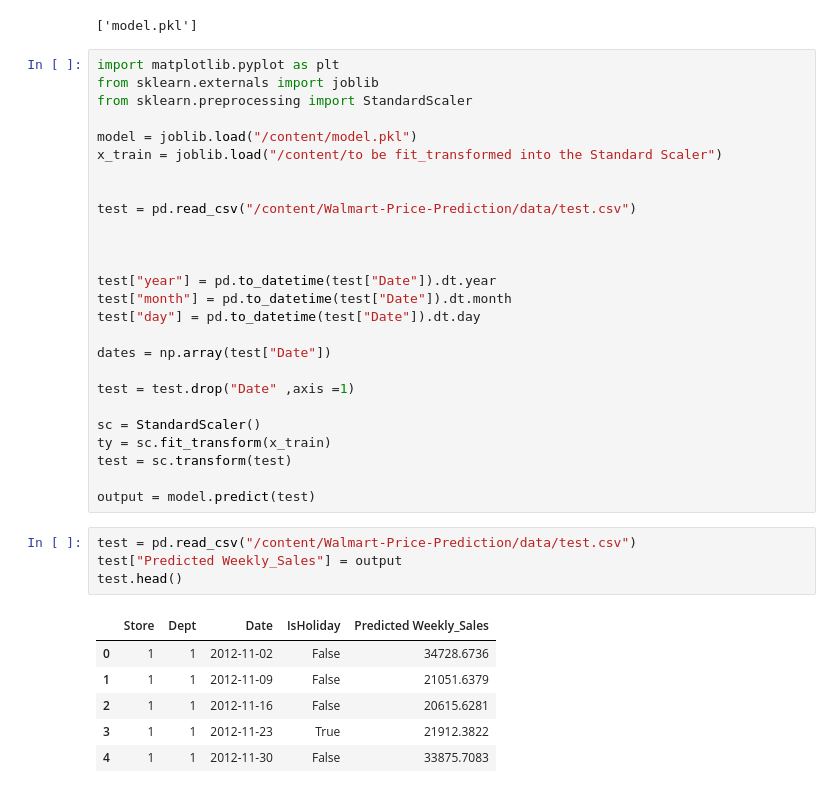
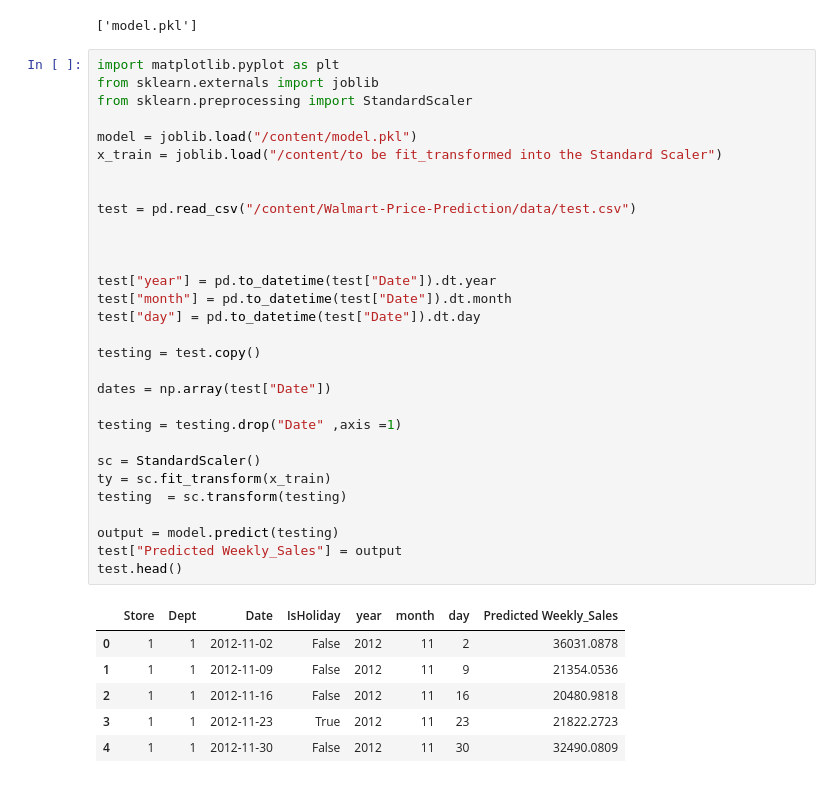
Before and after one commit to Rounak-Das-02/Walmart-Price-Prediction, a Jupyter notebook: Walmart Price Prediction.ipynb, the cells around one changed output. Cells and saved outputs as stored; diff of their text form.

```diff
--- a/Walmart Price Prediction.ipynb
+++ b/Walmart Price Prediction.ipynb
@@ -83,40 +84,40 @@ joblib.dump(rfr , "model.pkl")
 # %%
 import matplotlib.pyplot as plt
 from sklearn.externals import joblib
 from sklearn.preprocessing import StandardScaler
 
 model = joblib.load("/content/model.pkl")
 x_train = joblib.load("/content/to be fit_transformed into the Standard Scaler")
 
 
 test = pd.read_csv("/content/Walmart-Price-Prediction/data/test.csv")
 
 
 
 test["year"] = pd.to_datetime(test["Date"]).dt.year
 test["month"] = pd.to_datetime(test["Date"]).dt.month
 test["day"] = pd.to_datetime(test["Date"]).dt.day
 
+testing = test.copy()
+
 dates = np.array(test["Date"])
 
-test = test.drop("Date" ,axis =1)
+testing = testing.drop("Date" ,axis =1)
 
 sc = StandardScaler()
 ty = sc.fit_transform(x_train)
-test = sc.transform(test)
+testing  = sc.transform(testing)
 
-output = model.predict(test)
+output = model.predict(testing)
+test["Predicted Weekly_Sales"] = output
+test.head()
+# %% [output]
+|  | Store | Dept | Date | IsHoliday | year | month | day | Predicted Weekly_Sales |
+| 0 | 1 | 1 | 2012-11-02 | False | 2012 | 11 | 2 | 36031.0878 |
+| 1 | 1 | 1 | 2012-11-09 | False | 2012 | 11 | 9 | 21354.0536 |
+| 2 | 1 | 1 | 2012-11-16 | False | 2012 | 11 | 16 | 20480.9818 |
+| 3 | 1 | 1 | 2012-11-23 | True | 2012 | 11 | 23 | 21822.2723 |
+| 4 | 1 | 1 | 2012-11-30 | False | 2012 | 11 | 30 | 32490.0809 |
-# %%
-test = pd.read_csv("/content/Walmart-Price-Prediction/data/test.csv")
-test["Predicted Weekly_Sales"] = output
-test.head()
-# %% [output]
-|  | Store | Dept | Date | IsHoliday | Predicted Weekly_Sales |
-| 0 | 1 | 1 | 2012-11-02 | False | 34728.6736 |
-| 1 | 1 | 1 | 2012-11-09 | False | 21051.6379 |
-| 2 | 1 | 1 | 2012-11-16 | False | 20615.6281 |
-| 3 | 1 | 1 | 2012-11-23 | True | 21912.3822 |
-| 4 | 1 | 1 | 2012-11-30 | False | 33875.7083 |
 # %%
 #Weekly sales for 20 weeks
 plt.figure(0,figsize = [10,5])
```
Also changed, not shown: parts of 6 cells of this notebook.
